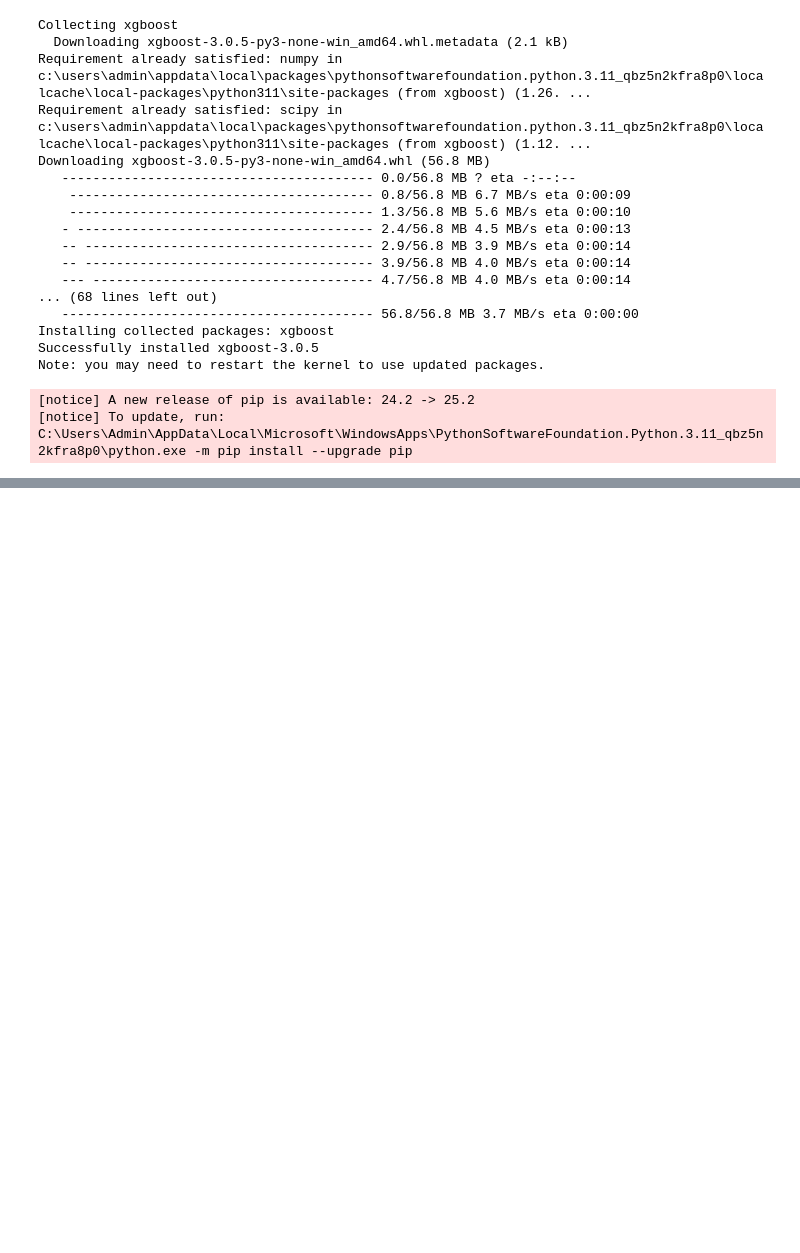
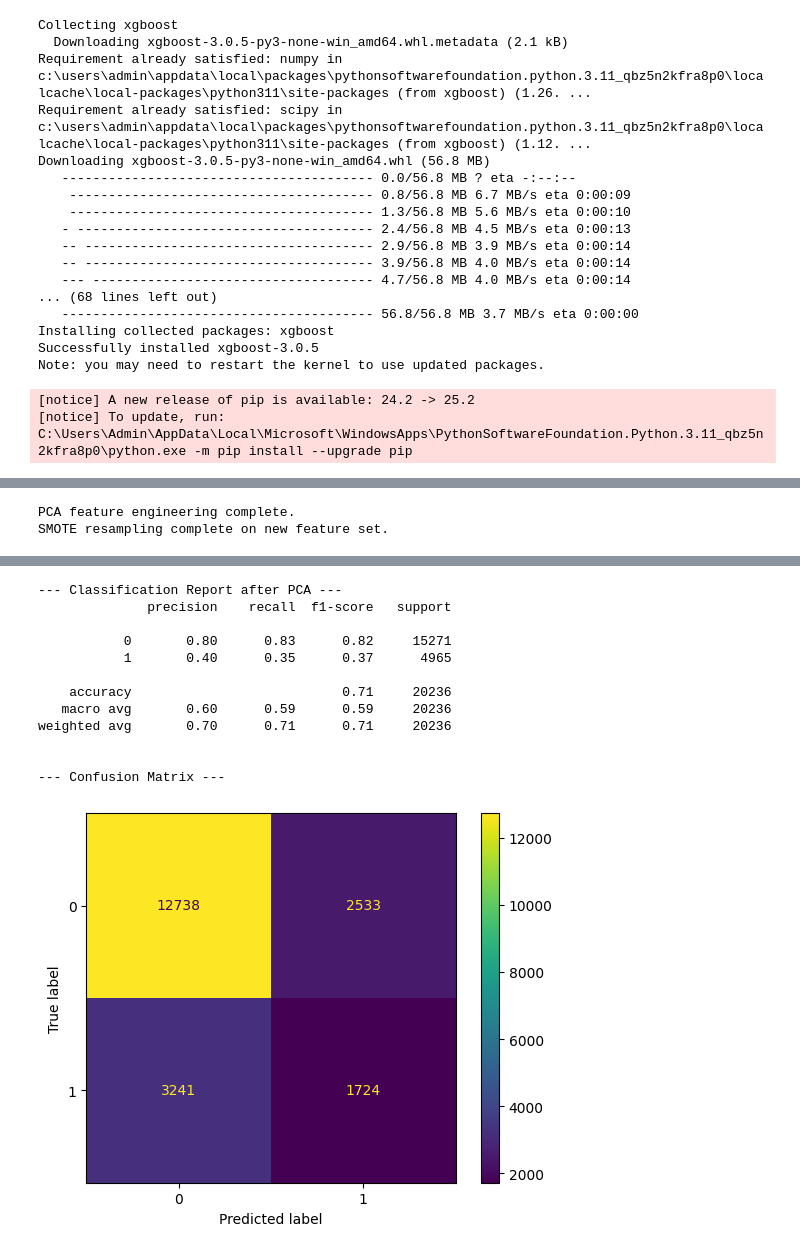
Before and after one commit to ayush23maan/shaadi, a Jupyter notebook: src/shaadi.ipynb, the cells around one changed output, grey strips where cells are left out. Saved outputs shown, nothing was run; the diff lists cells and outputs as text; code cells hidden in the pictures; blank space fills up the shorter version.

```diff
--- a/src/shaadi.ipynb
+++ b/src/shaadi.ipynb
@@ -690,0 +831,67 @@ weighted avg       0.80      0.55      0.57     20236
+# %%
+import pandas as pd
+from sklearn.preprocessing import StandardScaler
+from sklearn.decomposition import PCA
+from imblearn.over_sampling import SMOTE
+from xgboost import XGBClassifier
+from sklearn.metrics import classification_report, confusion_matrix, ConfusionMatrixDisplay
+import matplotlib.pyplot as plt
+
+# Assume 'X_train', 'X_test', 'y_train', 'y_test' are from your original train_test_split
+
+# --- 1. PCA Feature Engineering (on original splits) ---
+pairs = [('F17', 'F18'), ('F21', 'F22')]
+X_train_pca = X_train.copy()
+X_test_pca = X_test.copy()
+
+# Scale only the columns intended for PCA to start
+pca_cols = [col for pair in pairs for col in pair]
+scaler_pca = StandardScaler()
+X_train_pca[pca_cols] = scaler_pca.fit_transform(X_train[pca_cols])
+X_test_pca[pca_cols] = scaler_pca.transform(X_test[pca_cols])
+
+# Apply PCA and create new dataframes
+for feat1, feat2 in pairs:
+    pca = PCA(n_components=1)
+    X_train_pca[f'PCA_{feat1}_{feat2}'] = pca.fit_transform(X_train_pca[[feat1, feat2]])
+    X_test_pca[f'PCA_{feat1}_{feat2}'] = pca.transform(X_test_pca[[feat1, feat2]])
+    X_train_pca = X_train_pca.drop(columns=[feat1, feat2])
+    X_test_pca = X_test_pca.drop(columns=[feat1, feat2])
+
+print("PCA feature engineering complete.")
+
+# --- 2. Use Your Pre-existing Scaled and Resampled Data ---
+# **This is where the error occurred.** You must re-run scaling and SMOTE
+# on the new dataframes that include the PCA features.
+
+# Re-run Scaling on the data with PCA features
+final_scaler = StandardScaler()
+X_train_scaled_new = final_scaler.fit_transform(X_train_pca)
+X_test_scaled_new = final_scaler.transform(X_test_pca)
+
+# Re-run SMOTE on the new scaled training data
+smote = SMOTE(random_state=42)
+X_train_resampled_new, y_train_resampled_new = smote.fit_resample(X_train_scaled_new, y_train)
+print("SMOTE resampling complete on new feature set.")
+
+
+# --- 3. Train and Evaluate XGBoost Model ---
+xgb_model_pca = XGBClassifier(random_state=42, use_label_encoder=False, eval_metric='logloss')
+# Fit on the newly created resampled data
+xgb_model_pca.fit(X_train_resampled_new, y_train_resampled_new)
+
+# Predict on the new scaled test data
+y_pred_pca = xgb_model_pca.predict(X_test_scaled_new)
+
+# Evaluate the results
+print("\n--- Classification Report after PCA ---")
+print(classification_report(y_test, y_pred_pca))
+
+print("\n--- Confusion Matrix ---")
+cm_pca = confusion_matrix(y_test, y_pred_pca)
+disp = ConfusionMatrixDisplay(confusion_matrix=cm_pca, display_labels=xgb_model_pca.classes_)
+disp.plot()
+plt.show()
+# %% [output]
+PCA feature engineering complete.
+SMOTE resampling complete on new feature set.
@@ -690,0 +901,13 @@ weighted avg       0.80      0.55      0.57     20236
+--- Classification Report after PCA ---
+              precision    recall  f1-score   support
+
+           0       0.80      0.83      0.82     15271
+           1       0.40      0.35      0.37      4965
+
+    accuracy                           0.71     20236
+   macro avg       0.60      0.59      0.59     20236
+weighted avg       0.70      0.71      0.71     20236
+
+
+--- Confusion Matrix ---
+[figure, added]
```
Also changed, not shown: parts of 32 cells of this notebook, 4 other files.
